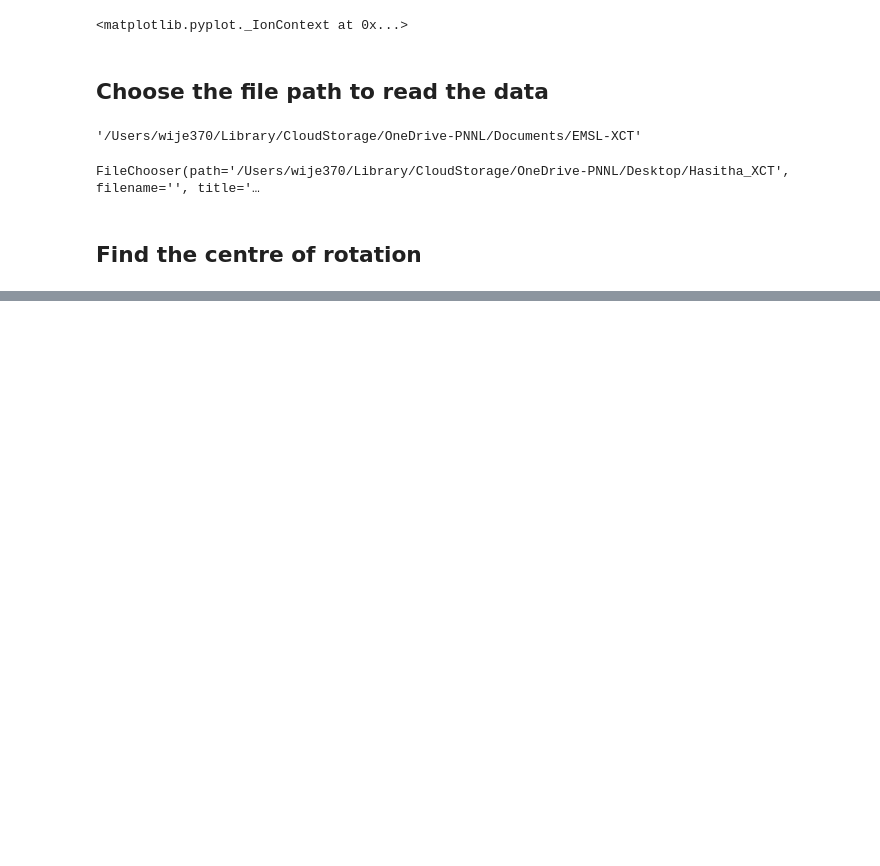
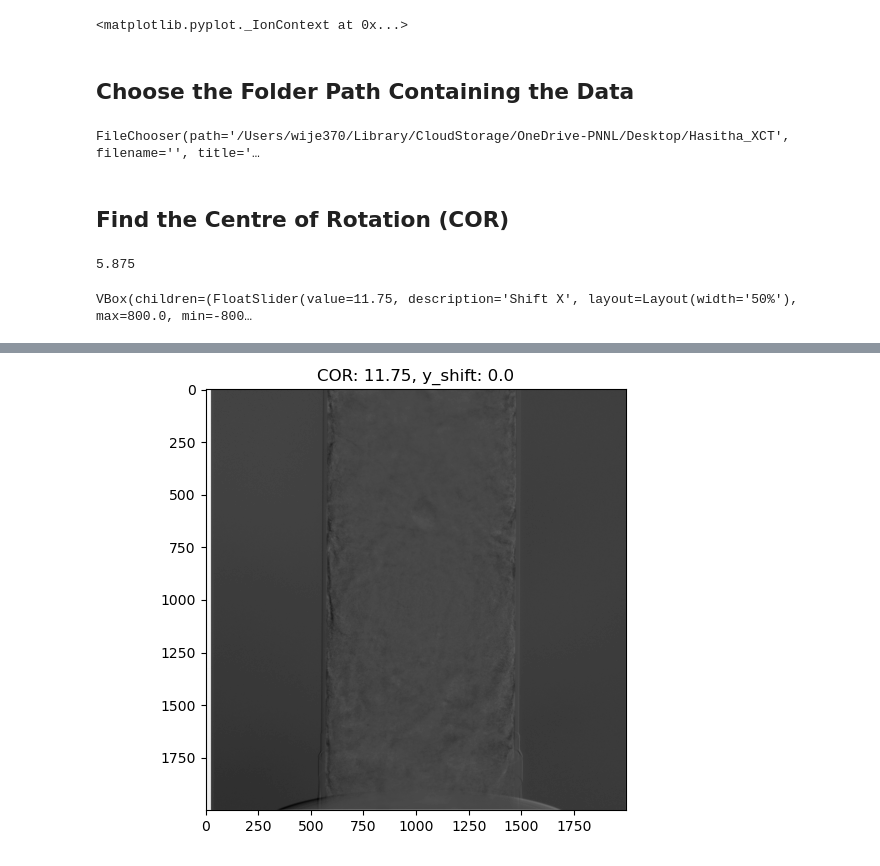
Before and after one commit to Hasitha-Wijesuriya/EMSL-XCT, a Jupyter notebook: recon.ipynb, the cells around one changed output, grey strips where cells are left out. Saved outputs shown, nothing was run; the diff lists cells and outputs as text; code cells hidden in the pictures; blank space fills up the shorter version.

```diff
--- a/recon.ipynb
+++ b/recon.ipynb
@@ -21,37 +23,44 @@ The autoreload extension is already loaded. To reload it, use:
   %reload_ext autoreload
 <matplotlib.pyplot._IonContext at 0x...>
 # %% [markdown]
-## Choose the file path to read the data
+## Choose the Folder Path Containing the Data
-# %%
-os.getcwd()
-# %% [output]
-'/Users/wije370/Library/CloudStorage/OneDrive-PNNL/Documents/EMSL-XCT'
 # %%
 dataDir = "/Users/wije370/Desktop/Hasitha_XCT/" if os.path.exists("/Users/wije370") else os.getcwd() #change the path accordingly
 
-file_chooser = FileChooser(dataDir)
-file_chooser.filter_pattern = '' # only show .h5 files
-file_chooser.title = f'Choose data file'
+file_chooser = FileChooser(dataDir, show_only_dirs=True)
+file_chooser.use_dir_icons = True  # Show directory icons
+file_chooser.title = f'Choose data directory'
 display(file_chooser)
 # %% [output]
 FileChooser(path='/Users/wije370/Library/CloudStorage/OneDrive-PNNL/Desktop/Hasitha_XCT', filename='', title='…
 # %% [markdown]
-## Find the centre of rotation
+## Find the Centre of Rotation (COR)
 # %%
+# Reading the .XML file and image file names seperately
+
 if file_chooser.selected is None:
     print("No datafile selected. Click Select to choose a datafile")
     sys.exit()
-metadata = rf.read_metadata(file_chooser.selected, print_flag = True)
-tomo, _ = rf.read_data(file_chooser.selected, proj=slice(0,None,metadata['numangles']-1), downsample_factor=None, prelog=True)
-first_proj, last_proj_flipped = tomo[0], np.fliplr(tomo[-2])
-cor_init, cor_tomo = rf.auto_find_cor(file_chooser.selected) # cross-correlation based COR estimate
-first_proj, last_proj_flipped = cor_tomo[0], np.fliplr(cor_tomo[1])
 
-axs, img, cor_sliders, cor_out = rf.plot_0_and_180_proj_diff(first_proj,
-                                                              last_proj_flipped,
-                                                              init_cor=-2*cor_init,
+xml_path, ang_path, tif_path = rf.file_paths(file_chooser.selected)
+proj_0_idx, proj_180_idx = rf.angel_parser(file_chooser.selected+ang_path)
+
+
+#reading 0 and 180 degree projections
+proj_0 = tif.imread(file_chooser.selected+rf.xml_parser(file_chooser.selected+xml_path, *['ProfileName'])[0]+f'_{proj_0_idx:04d}.tif')
+proj_180_flipped = np.fliplr(tif.imread(file_chooser.selected+rf.xml_parser(file_chooser.selected+xml_path, *['ProfileName'])[0]+f'_{proj_180_idx:04d}.tif'))
+
+cor_init = tomopy.find_center_pc(proj_0, proj_180_flipped, tol=0.25)
+cor_init = cor_init - proj_0.shape[1]/2
+
+axs, img, cor_sliders, cor_out = rf.plot_0_and_180_proj_diff(proj_0,
+                                                              proj_180_flipped,
+                                                              init_cor=2*cor_init,
                                                               # yshift=True,
                                                               fignum=0)
 
-display(cor_sliders)
-# display(cor_sliders,cor_out)
+
+display(cor_sliders,cor_out)
+# %% [output]
+5.875
+VBox(children=(FloatSlider(value=11.75, description='Shift X', layout=Layout(width='50%'), max=800.0, min=-800…
@@ -57,0 +68 @@ display(cor_sliders)
+[figure, added]
```
Also changed, not shown: parts of 4 cells of this notebook, 2 other files.
